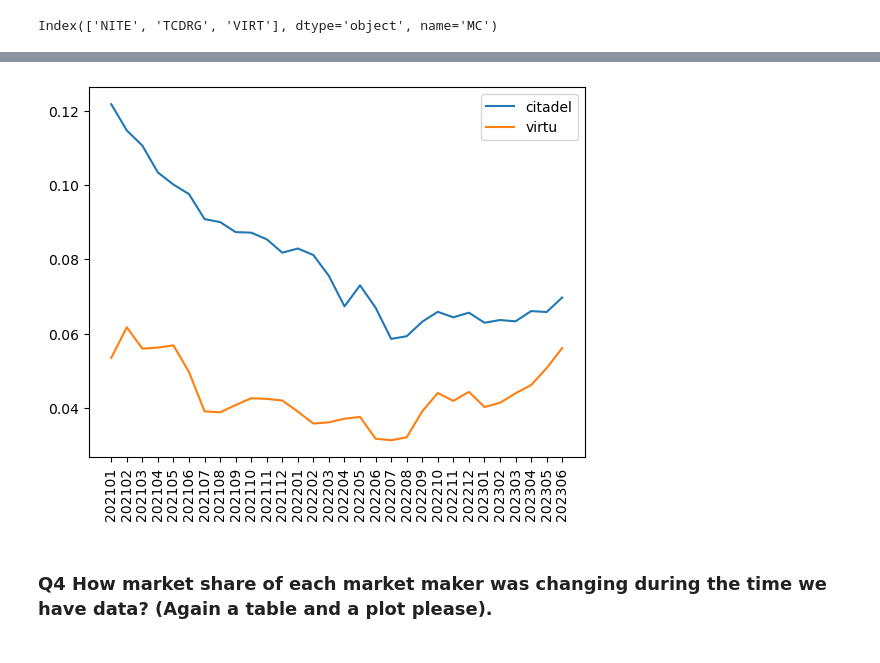
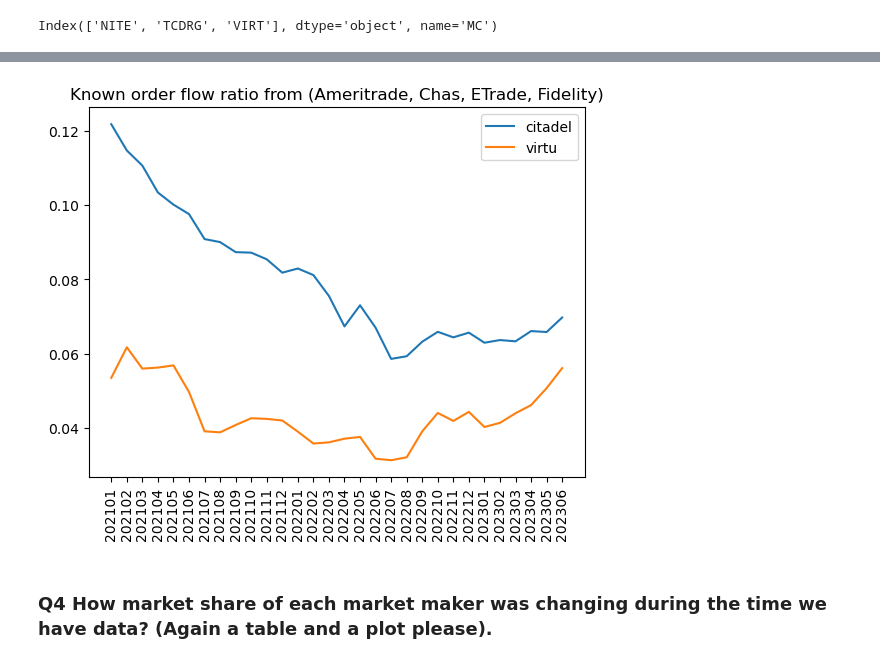
Before and after one commit to YUNYANSONG/SECReportsAnalysis, a Jupyter notebook: reports.ipynb, the cells around one changed output, grey strips where cells are left out. Cells and saved outputs as stored; diff of their text form; code cells hidden in the pictures.

```diff
--- a/reports.ipynb
+++ b/reports.ipynb
@@ -350,11 +350,12 @@ knownRatio = (knownShares/monthlytotalSharesMarketMarket).dropna()
 # %%
 for venue, group in knownRatio.groupby("venue"):
     plt.plot(group.index.get_level_values(0).astype(str),group,label=venue)
 plt.xticks(rotation=90)
+plt.title("Known order flow ratio from (Ameritrade, Chas, ETrade, Fidelity)")
 plt.legend()
 plt.show()
 # %% [output]
-[figure, old version]
+[figure, new version]
 # %% [markdown]
 ### Q4 How market share of each market maker was changing during the time we have data? (Again a table and a plot please).
 # %%
```
Also changed, not shown: parts of 10 cells of this notebook.
